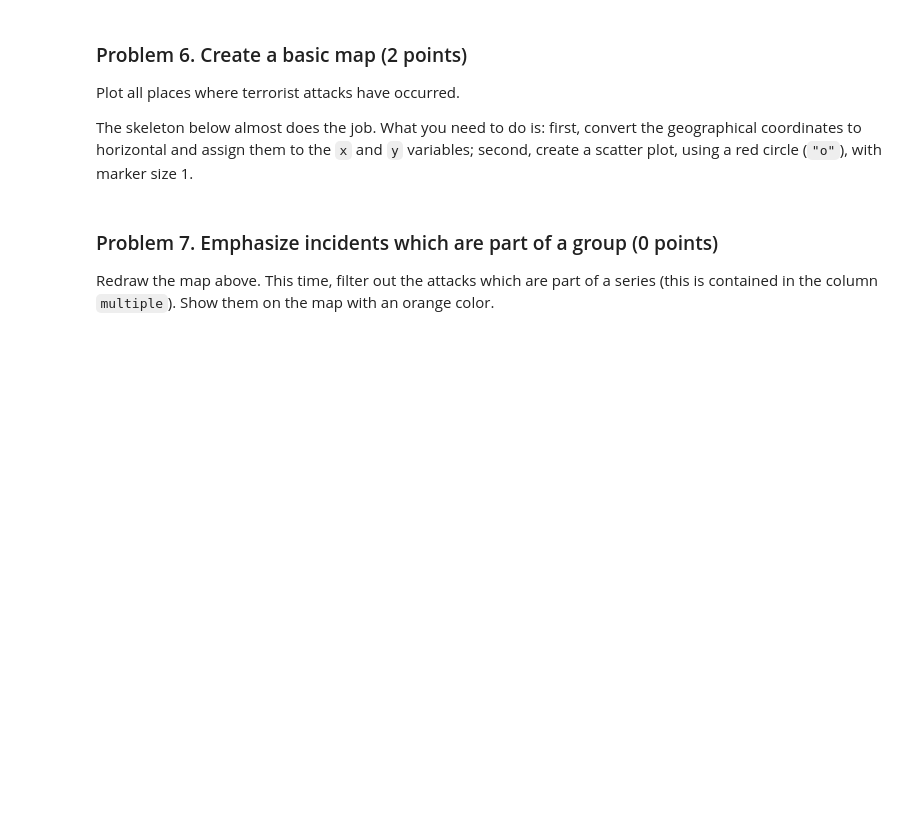
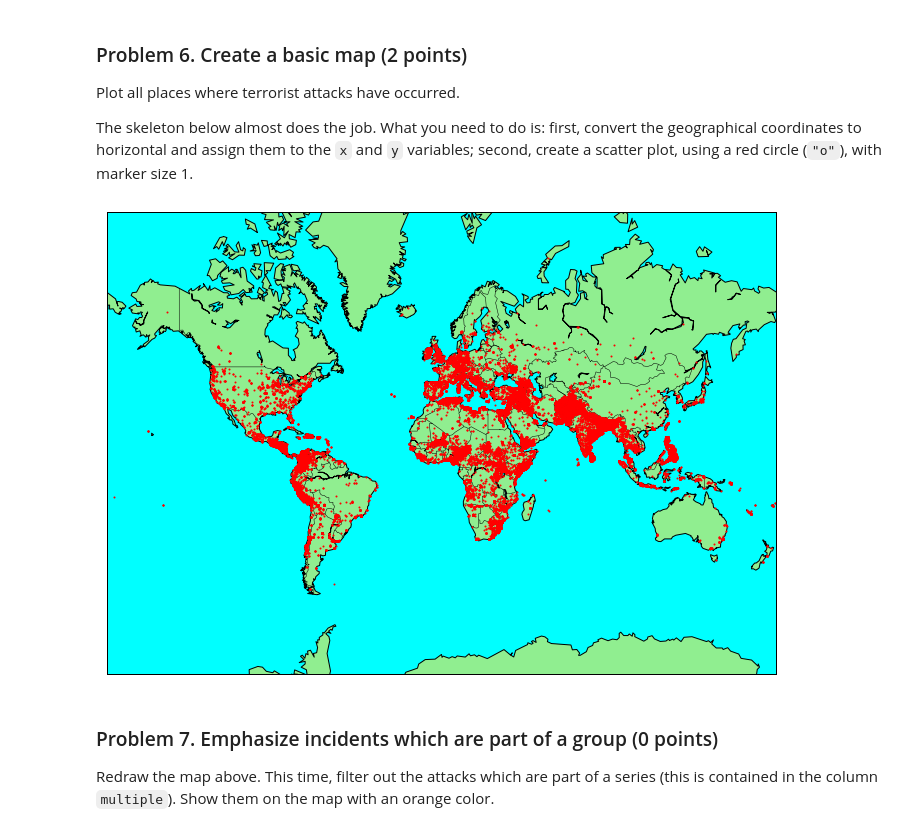
Before and after one commit to PetkoAndreev/Python-Data-Science, a Jupyter notebook: working_with_spatial_data_network_analysis/Spatial Data and Networks Lab.ipynb, the cells around one changed output. Cells and saved outputs as stored; diff of their text form; code cells hidden in the pictures; blank space fills up the shorter version.

```diff
--- a/working_with_spatial_data_network_analysis/Spatial Data and Networks Lab.ipynb
+++ b/working_with_spatial_data_network_analysis/Spatial Data and Networks Lab.ipynb
@@ -139,14 +237,16 @@ The skeleton below almost does the job. What you need to do is: first, convert t
 # %%
 plt.figure(figsize = (12, 10))
 m = Basemap(projection = "merc", llcrnrlat = -73, llcrnrlon = -180, urcrnrlat = 80, urcrnrlon = 180)
-x, y = None, None
-# YOUR CODE HERE
-raise NotImplementedError()
+x, y = m(terrorism_data.longitude.tolist(), terrorism_data.latitude.tolist())
+# plt.scatter(x, y, c = "r", s = 1)
+m.plot(x, y, "o", color = "red", markersize = 1)
 m.drawcoastlines()
 m.drawcountries()
 m.fillcontinents(color = "lightgreen", lake_color = "aqua")
 m.drawmapboundary(fill_color = "aqua")
 plt.show()
+# %% [output]
+[figure, added]
 # %%
 assert_is_not_none(x)
 assert_is_not_none(y)
```
Also changed, not shown: parts of 35 cells of this notebook, 13 other files.
